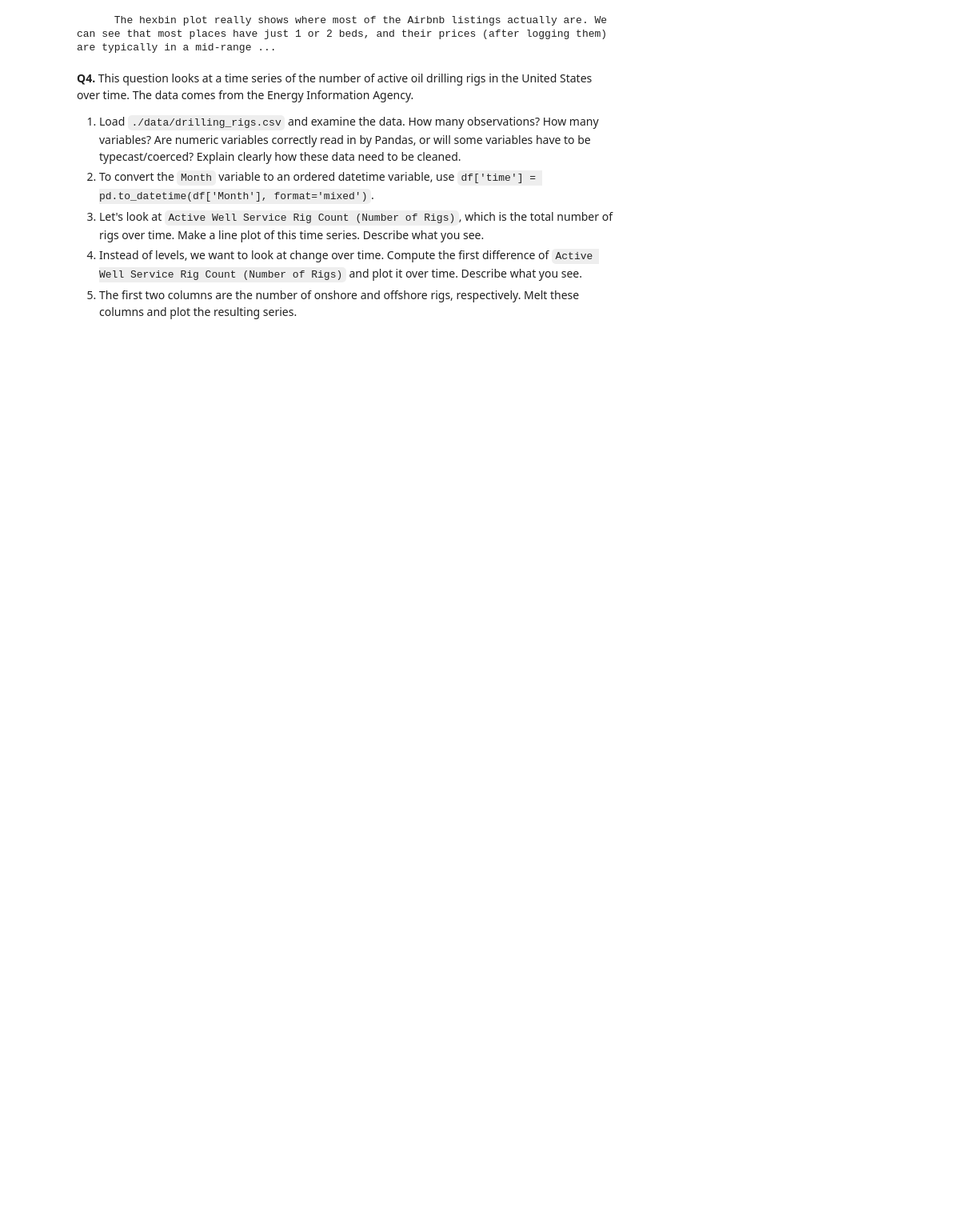
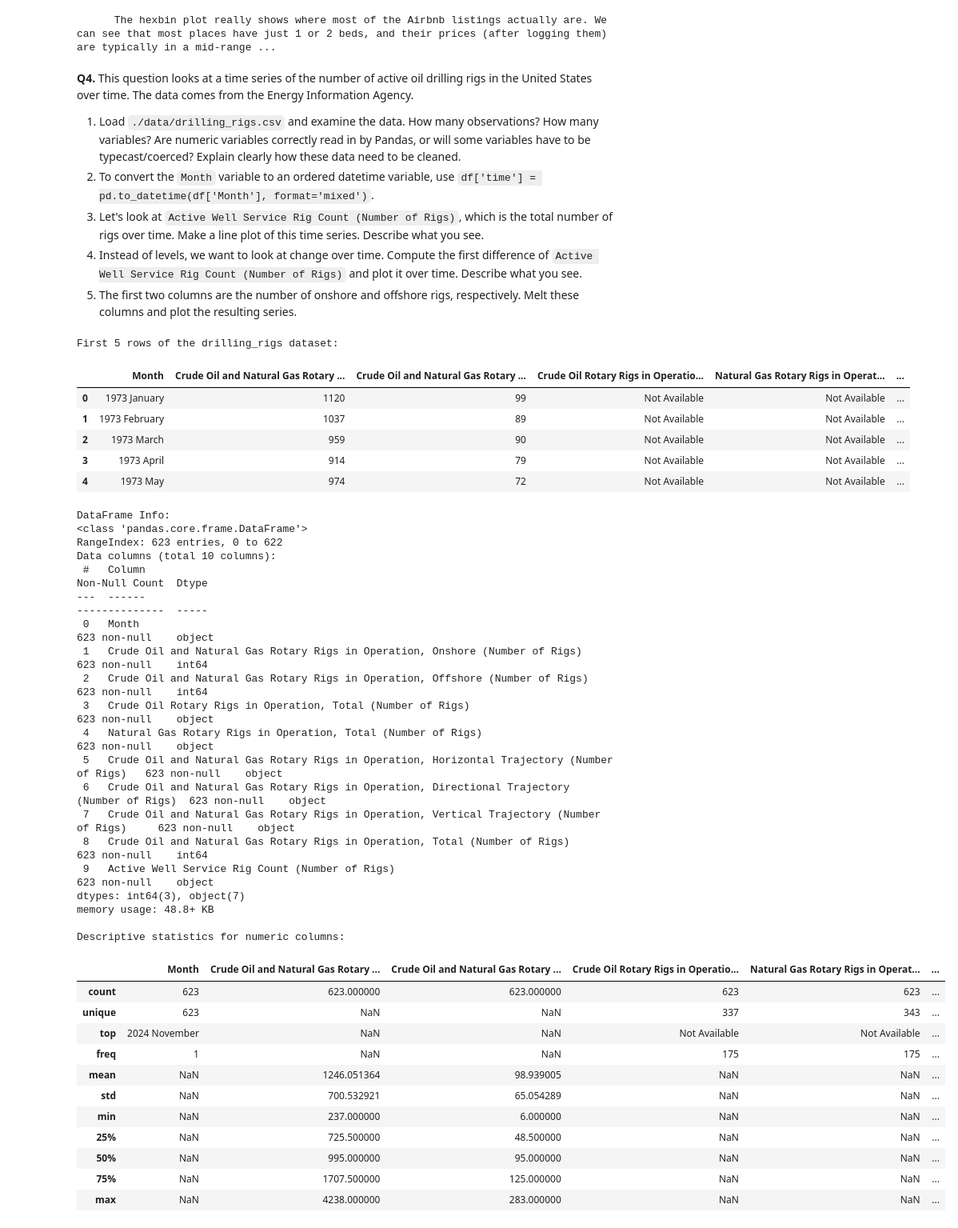
Before and after one commit to angeliaanne/EDA, a Jupyter notebook: assignment/assignment.ipynb, the cells around one changed output. Shown at 80% size. Cells and saved outputs as stored; diff of their text form; code cells hidden in the pictures; blank space fills up the shorter version.

```diff
--- a/assignment/assignment.ipynb
+++ b/assignment/assignment.ipynb
@@ -399,3 +399,57 @@ print(
 3. Let's look at `Active Well Service Rig Count (Number of Rigs)`, which is the total number of rigs over time. Make a line plot of this time series. Describe what you see.
 4. Instead of levels, we want to look at change over time. Compute the first difference of  `Active Well Service Rig Count (Number of Rigs)` and plot it over time. Describe what you see.
 5. The first two columns are the number of onshore and offshore rigs, respectively. Melt these columns and plot the resulting series.
+# %%
+import pandas as pd
+
+# 4.1 Load `./data/drilling_rigs.csv` and examine the data.
+df_rigs = pd.read_csv('./data/drilling_rigs.csv')
+
+print("First 5 rows of the drilling_rigs dataset:")
+display(df_rigs.head())
+
+print("\nDataFrame Info:")
+df_rigs.info()
+
+print("\nDescriptive statistics for numeric columns:")
+display(df_rigs.describe(include='all'))
+# %% [output]
+First 5 rows of the drilling_rigs dataset:
+|  | Month | Crude Oil and Natural Gas Rotary ... | Crude Oil and Natural Gas Rotary ... | Crude Oil Rotary Rigs in Operatio... | Natural Gas Rotary Rigs in Operat... | ... |
+| 0 | 1973 January | 1120 | 99 | Not Available | Not Available | ... |
+| 1 | 1973 February | 1037 | 89 | Not Available | Not Available | ... |
+| 2 | 1973 March | 959 | 90 | Not Available | Not Available | ... |
+| 3 | 1973 April | 914 | 79 | Not Available | Not Available | ... |
+| 4 | 1973 May | 974 | 72 | Not Available | Not Available | ... |
+DataFrame Info:
+<class 'pandas.core.frame.DataFrame'>
+RangeIndex: 623 entries, 0 to 622
+Data columns (total 10 columns):
+ #   Column                                                                                       Non-Null Count  Dtype
+---  ------                                                                                       --------------  -----
+ 0   Month                                                                                        623 non-null    object
+ 1   Crude Oil and Natural Gas Rotary Rigs in Operation, Onshore (Number of Rigs)                 623 non-null    int64
+ 2   Crude Oil and Natural Gas Rotary Rigs in Operation, Offshore (Number of Rigs)                623 non-null    int64
+ 3   Crude Oil Rotary Rigs in Operation, Total (Number of Rigs)                                   623 non-null    object
+ 4   Natural Gas Rotary Rigs in Operation, Total (Number of Rigs)                                 623 non-null    object
+ 5   Crude Oil and Natural Gas Rotary Rigs in Operation, Horizontal Trajectory (Number of Rigs)   623 non-null    object
+ 6   Crude Oil and Natural Gas Rotary Rigs in Operation, Directional Trajectory (Number of Rigs)  623 non-null    object
+ 7   Crude Oil and Natural Gas Rotary Rigs in Operation, Vertical Trajectory (Number of Rigs)     623 non-null    object
+ 8   Crude Oil and Natural Gas Rotary Rigs in Operation, Total (Number of Rigs)                   623 non-null    int64
+ 9   Active Well Service Rig Count (Number of Rigs)                                               623 non-null    object
+dtypes: int64(3), object(7)
+memory usage: 48.8+ KB
+
+Descriptive statistics for numeric columns:
+|  | Month | Crude Oil and Natural Gas Rotary ... | Crude Oil and Natural Gas Rotary ... | Crude Oil Rotary Rigs in Operatio... | Natural Gas Rotary Rigs in Operat... | ... |
+| count | 623 | 623.000000 | 623.000000 | 623 | 623 | ... |
+| unique | 623 | NaN | NaN | 337 | 343 | ... |
+| top | 2024 November | NaN | NaN | Not Available | Not Available | ... |
+| freq | 1 | NaN | NaN | 175 | 175 | ... |
+| mean | NaN | 1246.051364 | 98.939005 | NaN | NaN | ... |
+| std | NaN | 700.532921 | 65.054289 | NaN | NaN | ... |
+| min | NaN | 237.000000 | 6.000000 | NaN | NaN | ... |
+| 25% | NaN | 725.500000 | 48.500000 | NaN | NaN | ... |
+| 50% | NaN | 995.000000 | 95.000000 | NaN | NaN | ... |
+| 75% | NaN | 1707.500000 | 125.000000 | NaN | NaN | ... |
+| max | NaN | 4238.000000 | 283.000000 | NaN | NaN | ... |
```
Also changed, not shown: parts of 4 cells of this notebook.
